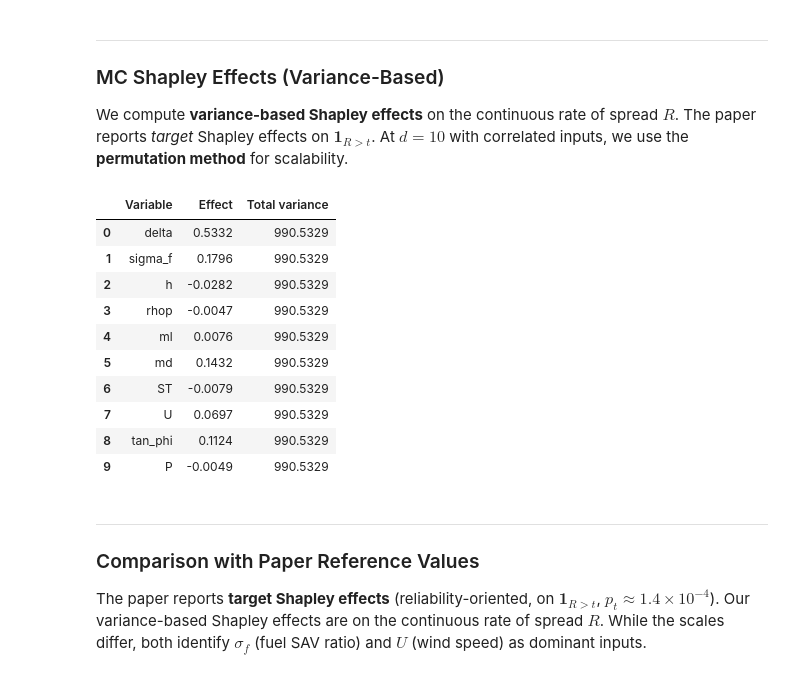
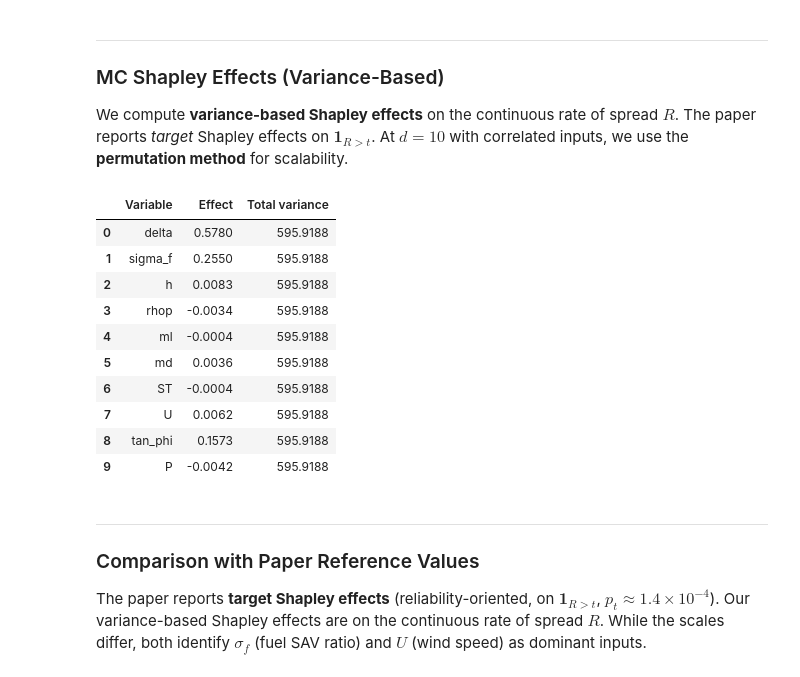
Before and after one commit to frbennett/shapleyx, a Jupyter notebook: Examples/fire_spread.ipynb, the cells around one changed output. Cells and saved outputs as stored; diff of their text form; code cells hidden in the pictures.

```diff
--- a/Examples/fire_spread.ipynb
+++ b/Examples/fire_spread.ipynb
@@ -103,20 +103,3 @@ Latent correlation matrix (only non-zero off-diagonal shown):
 We extend the `GaussianCopulaMixed` class from the cantilever beam
 example with **rejection sampling** to enforce the physical constraints
 (no negative values, $S_T,P \le 1$, $\sigma \ge 0.6$).
-# %%
-    def _is_valid(self, X):
-        """Check physical constraints on a batch of samples.
-
-        Constraints from Demange-Chryst et al. (2022):
-        - All values must be positive (no negatives)
-        - ST <= 1 (mineral content fraction)
-        - P <= 1 (dead fuel loading fraction)
-        - sigma_f >= 5 (SAV ratio in ft^-1; approx 16.4 m^-1)
-        - ml >= 0, ST >= 0, tan_phi >= 0 enforced by truncation
-        """
-        ok = np.ones(len(X), dtype=bool)
-        ok &= np.all(X > 0, axis=1)          # no negative values
-        ok &= X[:, 6] <= 1.0                  # ST <= 1
-        ok &= X[:, 9] <= 1.0                  # P <= 1
-        ok &= X[:, 1] >= 5.0                  # sigma >= 5 ft^-1 (reference)
-        return ok
@@ -279,35 +373,35 @@ the **permutation method** for scalability.
 # %%
 eff, sh, var = shapley_effects(
     rothermel_spread_1d,
     joint,
-    N=2000,
+    N=20000,
     method='exhaustive',
     n_perm=1500,
     predict_batch=rothermel_spread,
     random_state=42,
     progress=True,
-    k_max=2,
+    k_max=None,
 )
 
 results = pd.DataFrame({
     'Variable': labels,
     'Effect': eff,
 })
 results['Total variance'] = var
 results = results.round(4)
 results
 # %% [output]
 |  | Variable | Effect | Total variance |
-| 0 | delta | 0.5332 | 990.5329 |
-| 1 | sigma_f | 0.1796 | 990.5329 |
-| 2 | h | -0.0282 | 990.5329 |
-| 3 | rhop | -0.0047 | 990.5329 |
-| 4 | ml | 0.0076 | 990.5329 |
-| 5 | md | 0.1432 | 990.5329 |
-| 6 | ST | -0.0079 | 990.5329 |
-| 7 | U | 0.0697 | 990.5329 |
-| 8 | tan_phi | 0.1124 | 990.5329 |
-| 9 | P | -0.0049 | 990.5329 |
+| 0 | delta | 0.5780 | 595.9188 |
+| 1 | sigma_f | 0.2550 | 595.9188 |
+| 2 | h | 0.0083 | 595.9188 |
+| 3 | rhop | -0.0034 | 595.9188 |
+| 4 | ml | -0.0004 | 595.9188 |
+| 5 | md | 0.0036 | 595.9188 |
+| 6 | ST | -0.0004 | 595.9188 |
+| 7 | U | 0.0062 | 595.9188 |
+| 8 | tan_phi | 0.1573 | 595.9188 |
+| 9 | P | -0.0042 | 595.9188 |
 # %% [markdown]
 ---
 ### Comparison with Paper Reference Values
```
Also changed, not shown: parts of 9 cells of this notebook, 2 other files.
